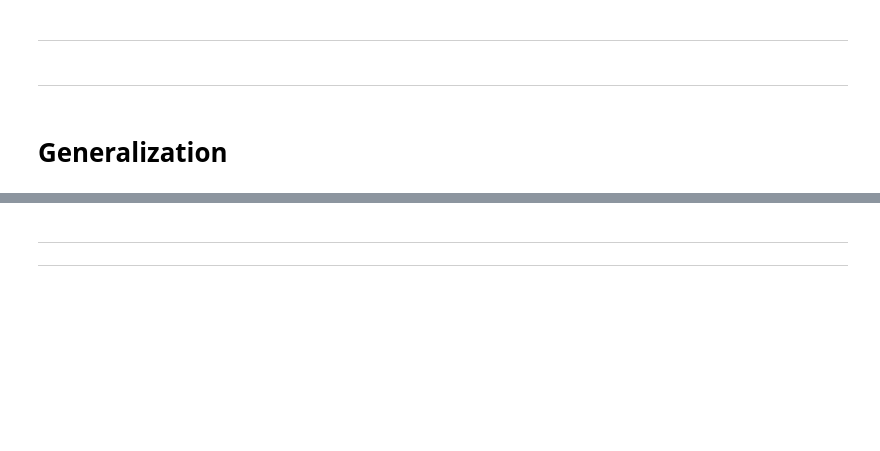
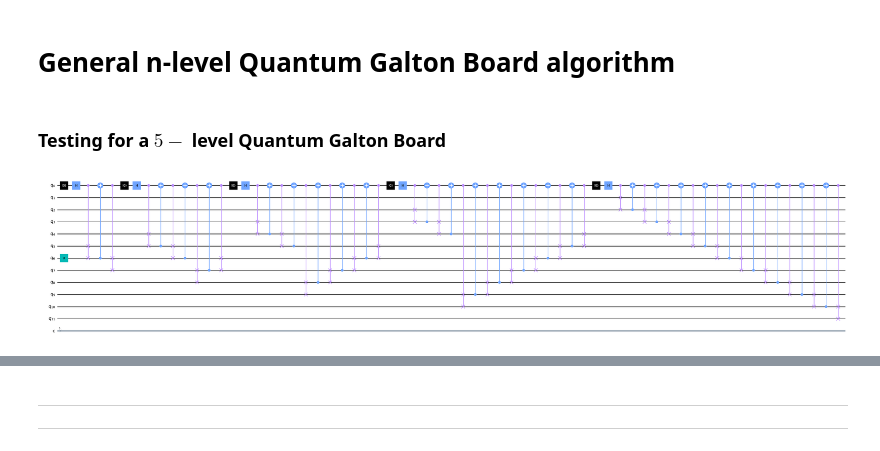
Before and after one commit to virajd98/Q-Plinkers, a Jupyter notebook: WorkingFile.ipynb, the cells around one changed output, grey strips where cells are left out. Saved outputs shown, nothing was run; the diff lists cells and outputs as text; code cells hidden in the pictures; blank space fills up the shorter version.

```diff
--- a/WorkingFile.ipynb
+++ b/WorkingFile.ipynb
@@ -281,9 +10,5 @@ plt.show()
-# %% [markdown]
-____
-# %% [markdown]
-_____
 # %% [markdown]
-# Generalization
+# General n-level Quantum Galton Board algorithm
 # %%
 def _pair_sequence_shift_third(r: int, centre: int, right_edge: int) -> list[tuple[int, int]]:
     pairs = []
@@ -416,6 +139,11 @@ def post_process_histogram(memory_bitstrings, block_size):
+# %% [markdown]
+### Testing for a $5-$ level Quantum Galton Board
 # %%
-qc = galton_box_shifted(6, HGate(), draw=False)
+qc = galton_box_shifted(5, HGate(), draw=True)
 backend = Aer.get_backend('qasm_simulator')
+
 compiled = transpile(qc, backend)
 job = backend.run(compiled, shots=100000, memory=True)
 memory_counts = job.result().get_memory()  # to get the list of 20000 bitstrings in order of experiments/shots
+# %% [output]
+[figure, added]
```
Also changed, not shown: parts of 32 cells of this notebook, 1 other file.
